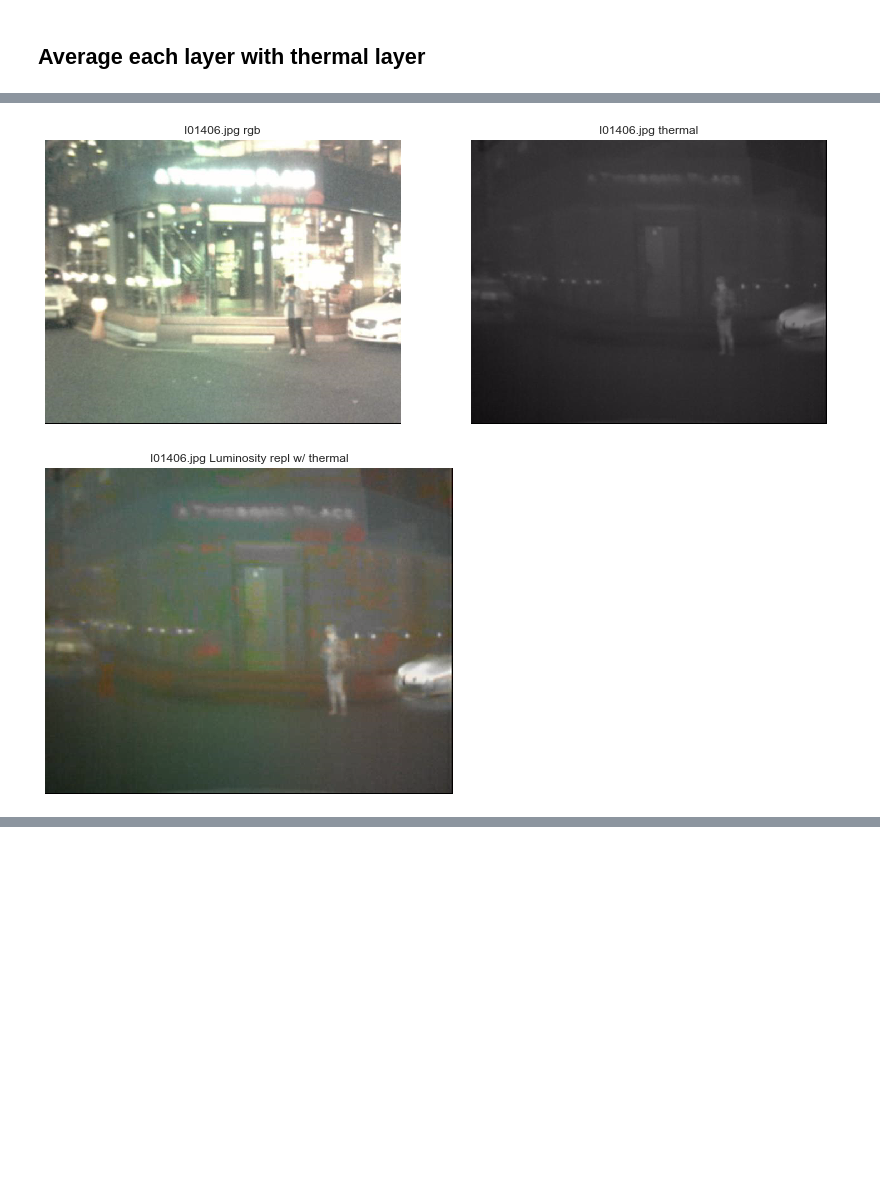
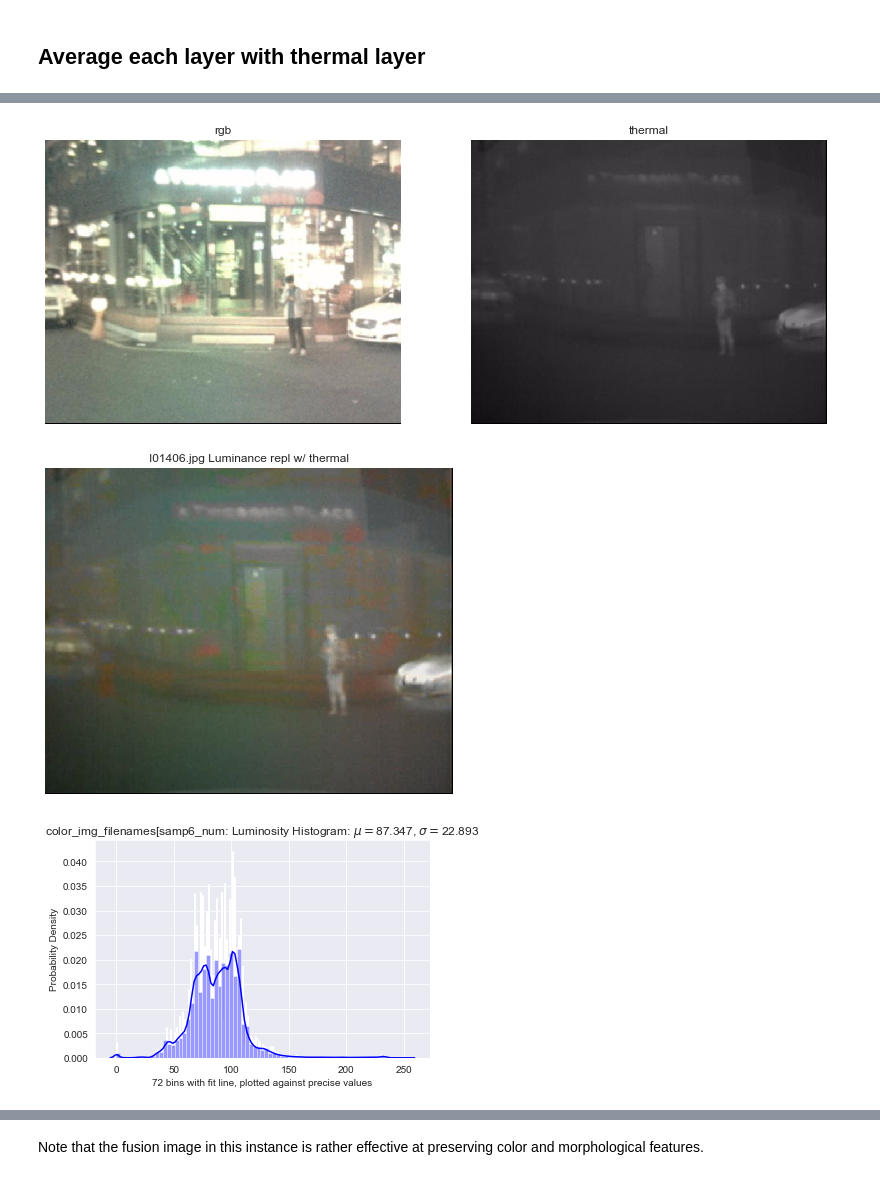
Before and after one commit to MnemoSemiotic/merge_rgb_and_thermal_images, a Jupyter notebook: simple_image_preprocessing.ipynb, the cells around one changed output, grey strips where cells are left out. Cells and saved outputs as stored; diff of their text form; code cells hidden in the pictures; blank space fills up the shorter version.

```diff
--- a/simple_image_preprocessing.ipynb
+++ b/simple_image_preprocessing.ipynb
@@ -76,13 +240,23 @@ avg_img2 = avg_layers_with_thermal(img2_rgb, img2_therm)
 # %%
-samp_num = 0
-img3_rgb = imread(data_dir + 'color/' + color_img_filenames[samp_num])
-img3_therm = imread(data_dir + 'thermal/' + color_img_filenames[samp_num])
+samp6_num = 0
 
-img3_lum_w_therm = repl_light_with_therm(img3_rgb, img3_therm)
+img6_rgb = imread(data_dir + 'color/' \
+                  + color_img_filenames[samp6_num])
+img6_thermal = imread(data_dir + 'thermal/' \
+                 + color_img_filenames[samp6_num])
 
+img6_lum_w_therm = repl_light_with_therm(img6_rgb, img6_thermal)
 
-plot_images(img3_rgb, color_img_filenames[samp_num] + ' rgb', img3_therm, color_img_filenames[samp_num] + ' thermal')
-plot_image(img3_lum_w_therm, color_img_filenames[samp_num] + ' Luminosity repl w/ thermal')
+plot_images(img6_rgb, 'rgb',
+            img6_thermal, 'thermal')
+
+plot_image(img6_lum_w_therm,
+           color_img_filenames[samp6_num] + \
+           ' Luminance repl w/ thermal')
+
+plot_histograms(img6_lum_w_therm,
+                'color_img_filenames[samp6_num]')
 # %% [output]
-[figure, old version]
+[figure, new version]
 [figure]
+[figure, added]
@@ -88,0 +267,2 @@ plot_image(img3_lum_w_therm, color_img_filenames[samp_num] + ' Luminosity repl w
+# %% [markdown]
+Note that the fusion image in this instance is rather effective at preserving color and morphological features.
```
Also changed, not shown: parts of 31 cells of this notebook, 4 other files.
